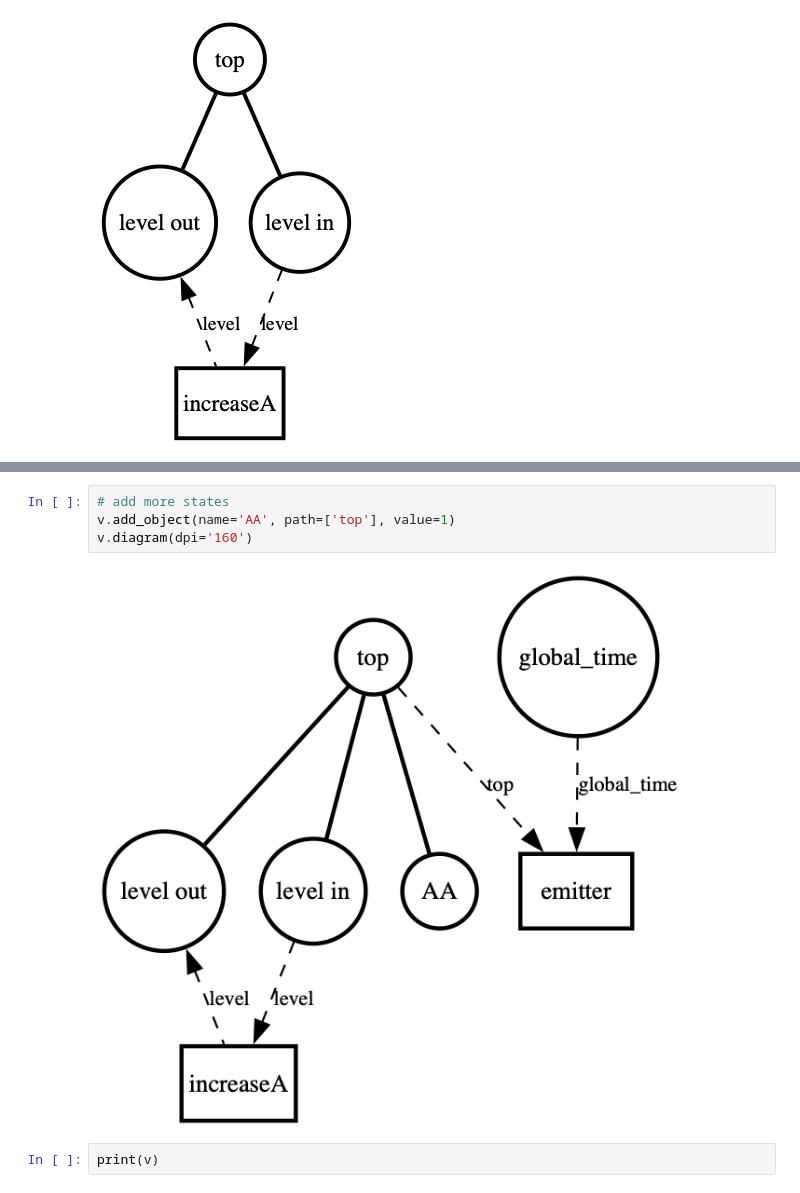
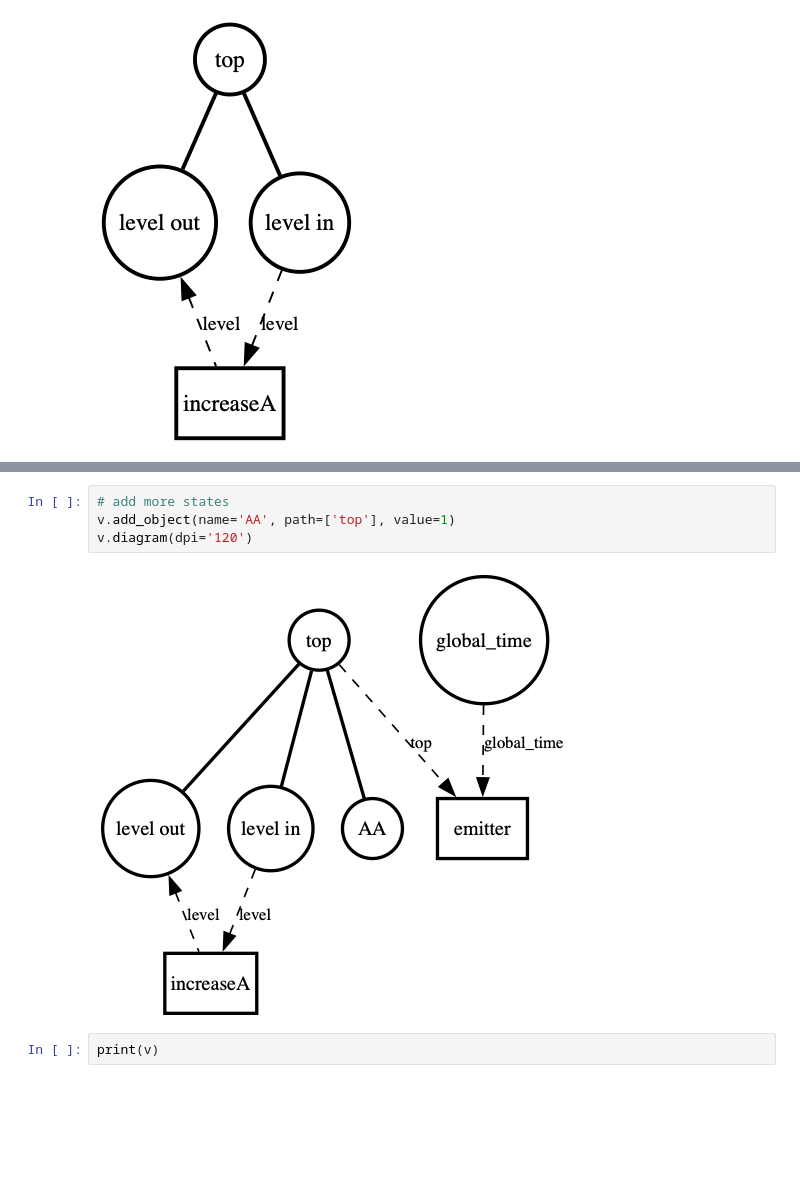
Before and after one commit to vivarium-collective/vivarium-interface, a Jupyter notebook: vivarium/notebooks/demo.ipynb, the cells around one changed output, grey strips where cells are left out. Cells and saved outputs as stored; diff of their text form; blank space fills up the shorter version.

```diff
--- a/vivarium/notebooks/demo.ipynb
+++ b/vivarium/notebooks/demo.ipynb
@@ -65,9 +66,9 @@ v.diagram(dpi='140')
 # %%
 # add more states
 v.add_object(name='AA', path=['top'], value=1)
-v.diagram(dpi='160')
+v.diagram(dpi='120')
 # %% [output]
-[figure, old version]
+[figure, new version]
 # %%
 print(v)
 # %% [output]
```
Also changed, not shown: parts of 6 cells of this notebook, 1 other file.
